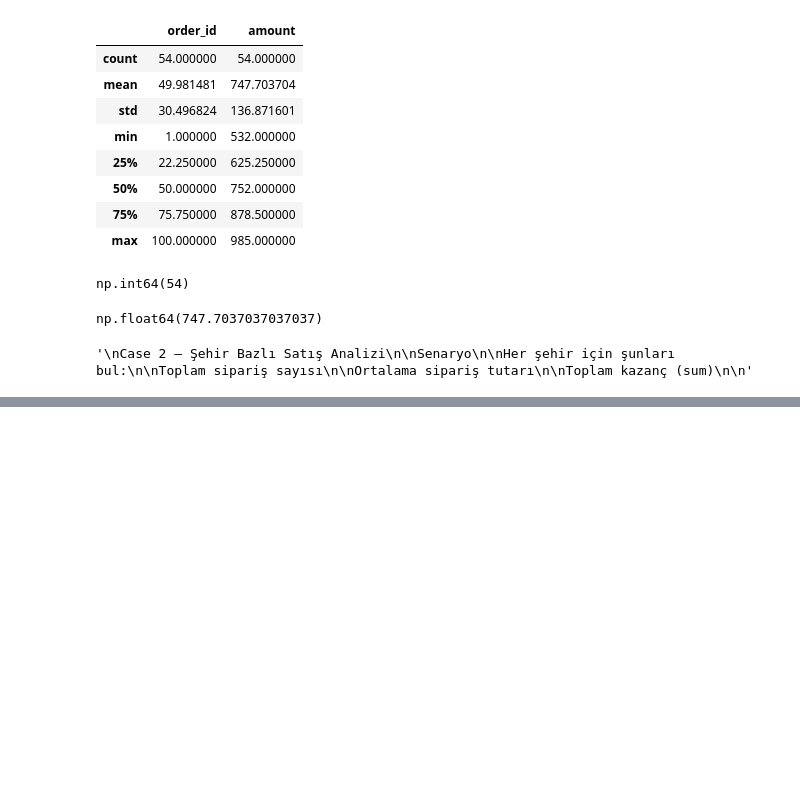
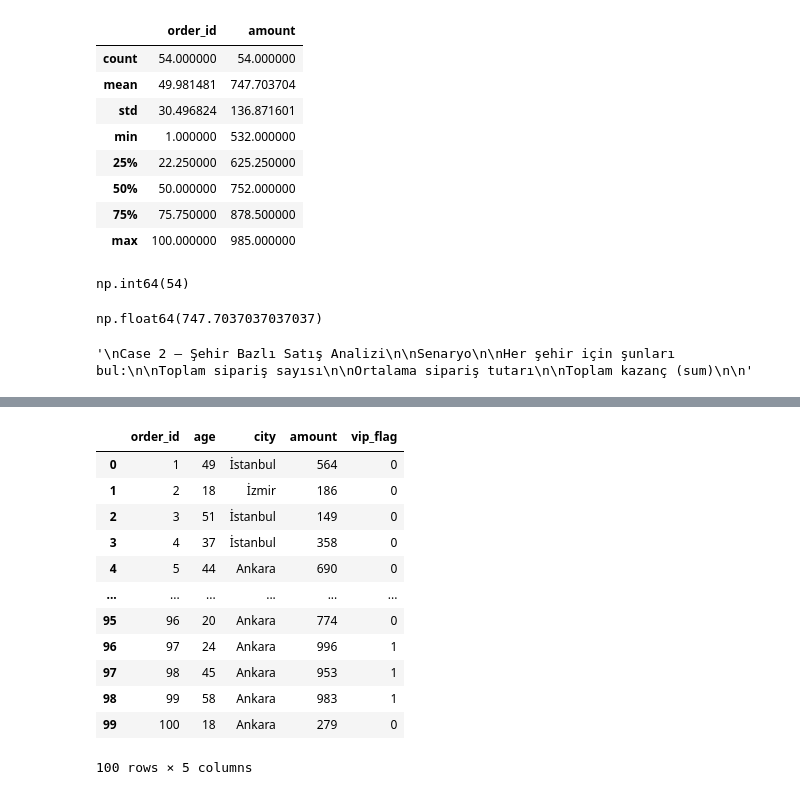
Before and after one commit to fatihsavaskurt/Python-Handbook, a Jupyter notebook: Pandas.ipynb, the cells around one changed output, grey strips where cells are left out. Drawn from its saved outputs; the diff is of its cells as text; code cells hidden in the pictures; blank space fills up the shorter version.

```diff
--- a/Pandas.ipynb
+++ b/Pandas.ipynb
@@ -1161,0 +1183,24 @@ df_nihai
+# %%
+def vip_musterı(amount):
+    if amount > 800:
+        return 1
+    else:
+        return 0
+# %%
+df["vip_flag"] = df["amount"].apply(vip_musterı)
+# %%
+df
+# %% [output]
+|  | order_id | age | city | amount | vip_flag |
+| 0 | 1 | 49 | İstanbul | 564 | 0 |
+| 1 | 2 | 18 | İzmir | 186 | 0 |
+| 2 | 3 | 51 | İstanbul | 149 | 0 |
+| 3 | 4 | 37 | İstanbul | 358 | 0 |
+| 4 | 5 | 44 | Ankara | 690 | 0 |
+| ... | ... | ... | ... | ... | ... |
+| 95 | 96 | 20 | Ankara | 774 | 0 |
+| 96 | 97 | 24 | Ankara | 996 | 1 |
+| 97 | 98 | 45 | Ankara | 953 | 1 |
+| 98 | 99 | 58 | Ankara | 983 | 1 |
+| 99 | 100 | 18 | Ankara | 279 | 0 |
+100 rows × 5 columns
```
Also changed, not shown: parts of 39 cells of this notebook, 1 other file.
